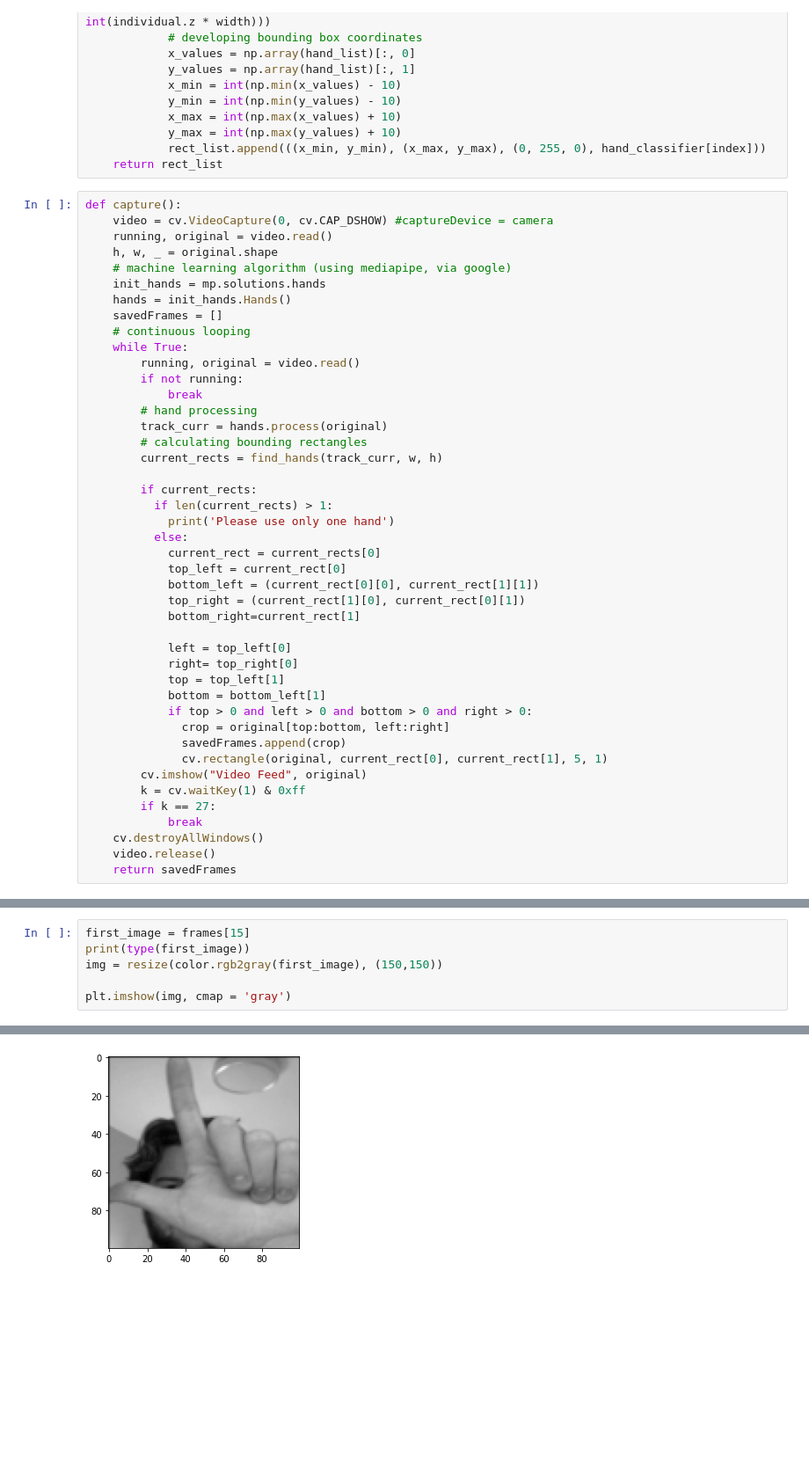
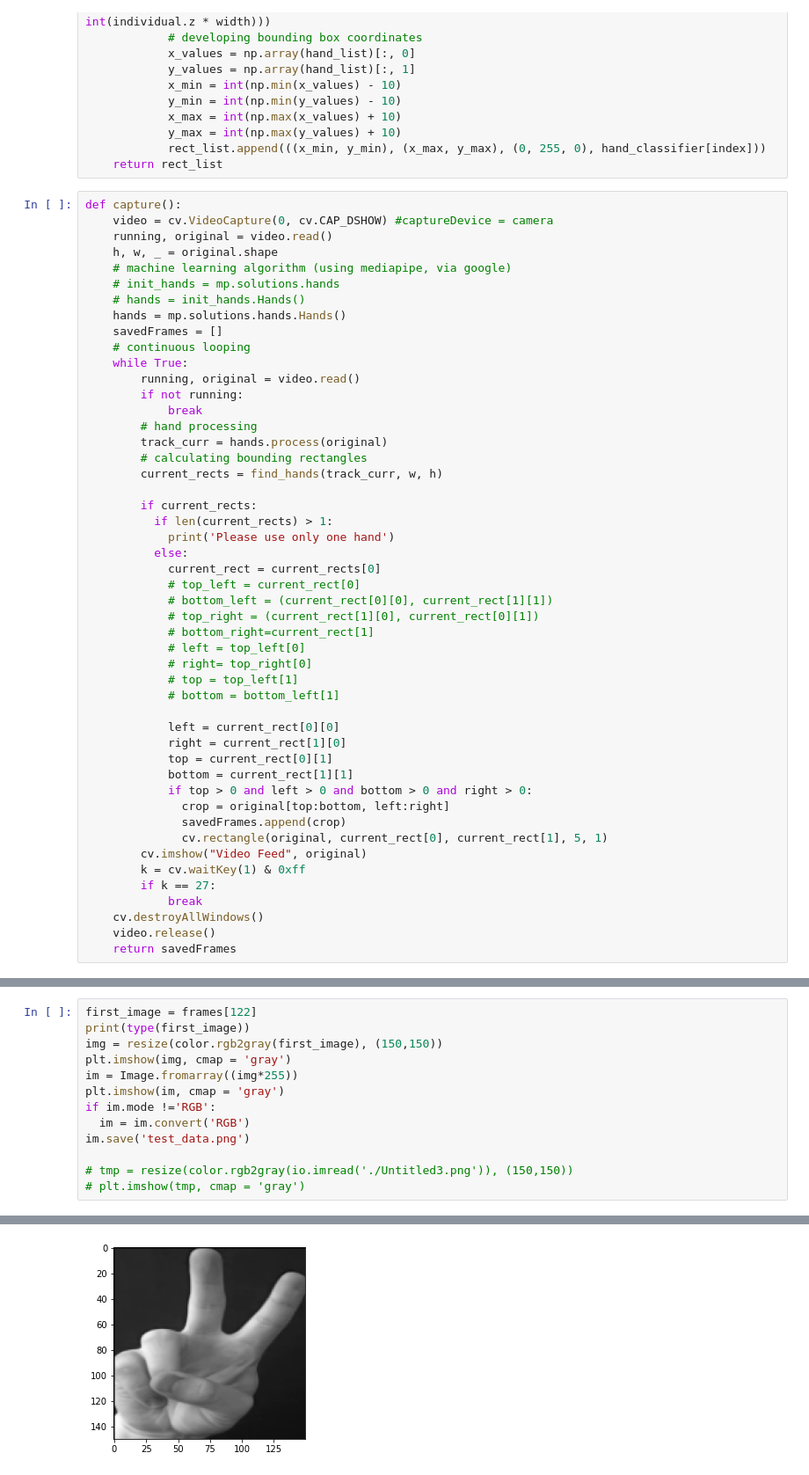
Before and after one commit to Logan-Rose/ASL-transcriber, a Jupyter notebook: new_classifier.ipynb, the cells around one changed output, grey strips where cells are left out. Shown at 88% size. Drawn from its saved outputs; the diff is of its cells as text; blank space fills up the shorter version.

```diff
--- a/new_classifier.ipynb
+++ b/new_classifier.ipynb
@@ -242,8 +242,9 @@ def capture():
     running, original = video.read()
     h, w, _ = original.shape
     # machine learning algorithm (using mediapipe, via google)
-    init_hands = mp.solutions.hands
-    hands = init_hands.Hands()
+    # init_hands = mp.solutions.hands
+    # hands = init_hands.Hands()
+    hands = mp.solutions.hands.Hands()
     savedFrames = []
     # continuous looping
     while True:
@@ -260,15 +261,19 @@ def capture():
             print('Please use only one hand')
           else:
             current_rect = current_rects[0]
-            top_left = current_rect[0]
-            bottom_left = (current_rect[0][0], current_rect[1][1])
-            top_right = (current_rect[1][0], current_rect[0][1])
-            bottom_right=current_rect[1]
+            # top_left = current_rect[0]
+            # bottom_left = (current_rect[0][0], current_rect[1][1])
+            # top_right = (current_rect[1][0], current_rect[0][1])
+            # bottom_right=current_rect[1]
+            # left = top_left[0]
+            # right= top_right[0]
+            # top = top_left[1]
+            # bottom = bottom_left[1]
 
-            left = top_left[0]
-            right= top_right[0]
-            top = top_left[1]
-            bottom = bottom_left[1]
+            left = current_rect[0][0]
+            right = current_rect[1][0]
+            top = current_rect[0][1]
+            bottom = current_rect[1][1]
             if top > 0 and left > 0 and bottom > 0 and right > 0:
               crop = original[top:bottom, left:right]
               savedFrames.append(crop)
@@ -285,8 +300,15 @@ frames = capture()
 # %%
-first_image = frames[15]
+first_image = frames[122]
 print(type(first_image))
 img = resize(color.rgb2gray(first_image), (150,150))
+plt.imshow(img, cmap = 'gray')
+im = Image.fromarray((img*255))
+plt.imshow(im, cmap = 'gray')
+if im.mode !='RGB':
+  im = im.convert('RGB')
+im.save('test_data.png')
 
-plt.imshow(img, cmap = 'gray')
+# tmp = resize(color.rgb2gray(io.imread('./Untitled3.png')), (150,150))
+# plt.imshow(tmp, cmap = 'gray')
 # %% [output]
 <class 'numpy.ndarray'>
@@ -294,4 +315,4 @@ plt.imshow(img, cmap = 'gray')
-[figure, old version]
+[figure, new version]
 # %%
 x = tf.keras.preprocessing.image.img_to_array(img)
 x = np.expand_dims(x, axis=0)
```
Also changed, not shown: parts of 5 cells of this notebook, 14 other files.
